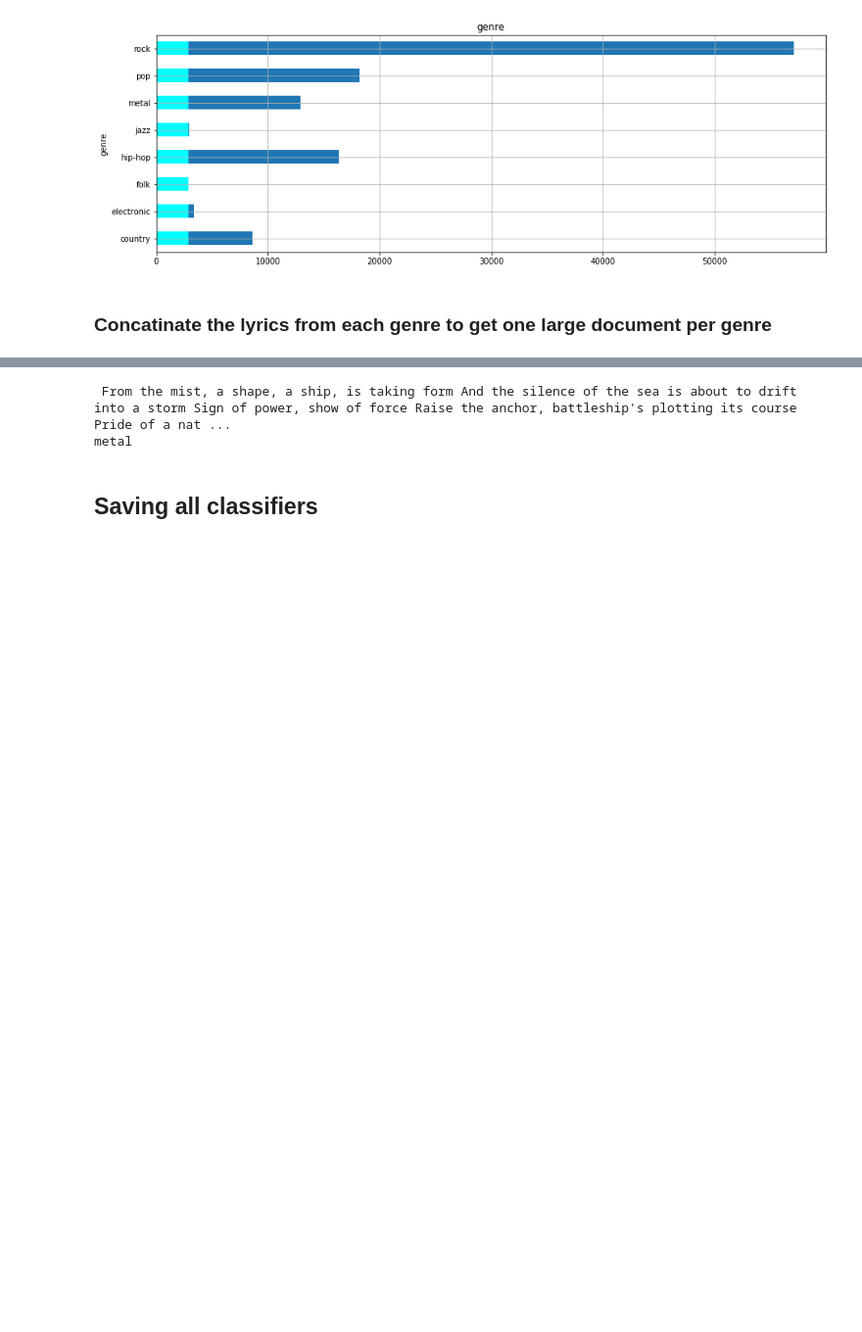
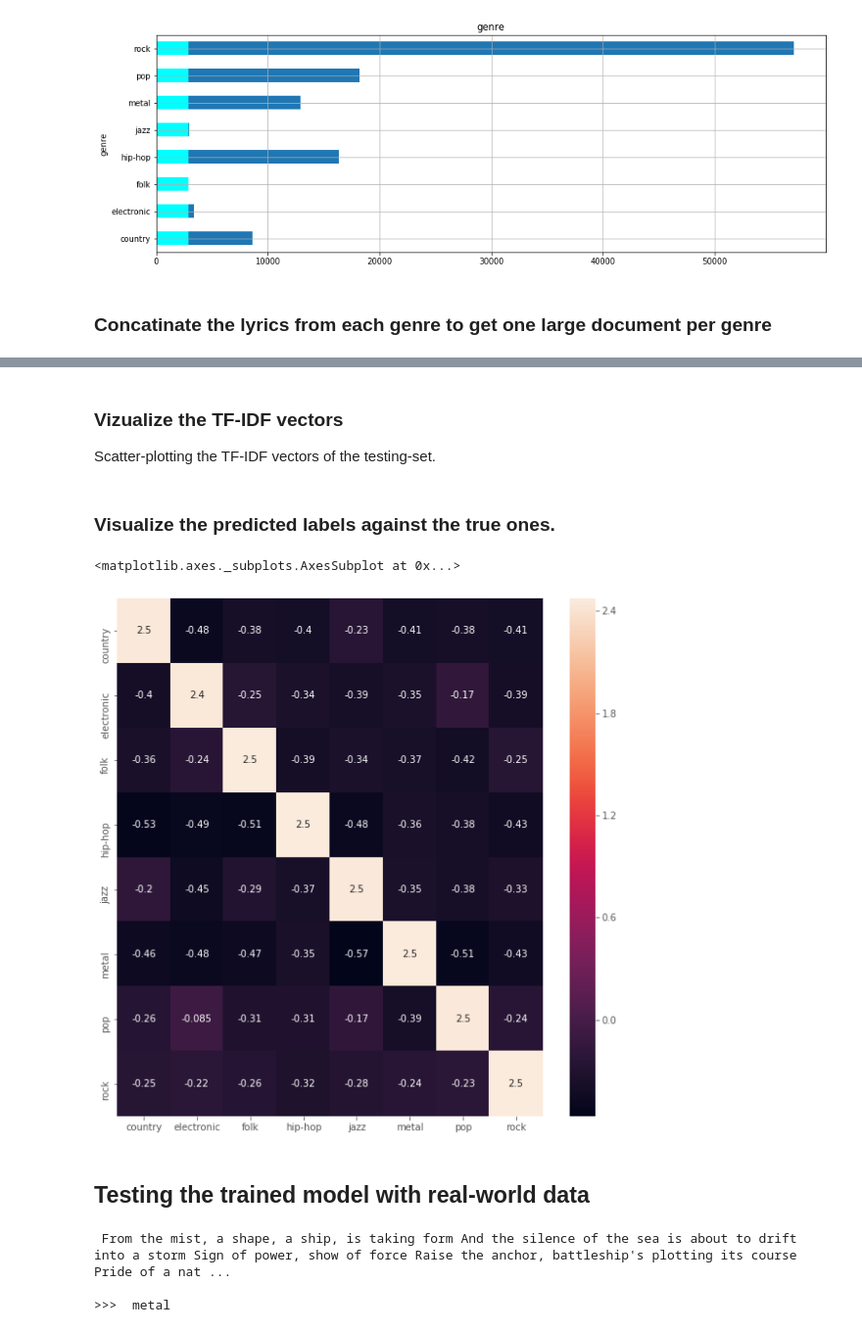
Before and after one commit to HolgerDoerner/music_genre_classification, a Jupyter notebook: music_genre_classification.ipynb, the cells around one changed output, grey strips where cells are left out. Shown: that part at 98% size. Drawn from its saved outputs; the diff is of its cells as text; code cells hidden in the pictures; blank space fills up the shorter version.

```diff
--- a/music_genre_classification.ipynb
+++ b/music_genre_classification.ipynb
@@ -389,7 +309,7 @@ pipeline = Pipeline([
     ('clf', OneVsRestClassifier(SGDClassifier()))
 ])
 
-X_train_sgd, X_test_sgd, y_train_sgd, y_test_sgd = train_test_split(df_sampled['lyrics'], df_sampled['genre'], test_size=0.1, random_state=42, stratify=y)
+X_train_sgd, X_test_sgd, y_train_sgd, y_test_sgd = train_test_split(df_sampled['lyrics'], df_sampled['genre'], test_size=0.1, random_state=42, stratify=df_sampled['genre'])
 
 clf_pipeline_sgd = RandomizedSearchCV(pipeline, param_distributions=params, pre_dispatch=4, n_jobs=-1,
                                    cv=10, error_score=np.nan, refit=True, verbose=3)
@@ -514,0 +393,3 @@ model.evaluate(X_test, y_test)
+# %% [markdown]
+### Vizualize the TF-IDF vectors
+Scatter-plotting the TF-IDF vectors of the testing-set.
@@ -515,21 +451,28 @@ model.evaluate(X_test, y_test)
+# %% [markdown]
+### Visualize the predicted labels against the true ones.
+# %%
+from sklearn.metrics import confusion_matrix
+import seaborn as sn
+
+y = clf_pipeline_sgd.best_estimator_.steps[1][1].classes_
+
+y_pred = clf_pipeline_sgd.predict(X_test_sgd)
+y_true = y_test_sgd
+
+cm = confusion_matrix(y_true, y_pred)
+df_cm = pd.DataFrame(cm, index=y, columns=y)
+
+# normalizing the values
+df_cm = (df_cm - df_cm.mean()) / df_cm.std()
+
+fig, ax = plt.subplots(figsize=(10,10))
+sn.heatmap(df_cm, annot=True, ax=ax)
+# %% [output]
+<matplotlib.axes._subplots.AxesSubplot at 0x...>
+[figure, added]
+# %% [markdown]
+## Testing the trained model with real-world data
 # %%
-lyrics = '''Yeah yeah yeah yeah yeah
-Yeah yeah yeah yeah yeah yeah
-I think I did it again
-I made you believe we're more than just friends
-Oh baby
-It might seem like a crush
-But it doesn't mean that I'm serious
-'Cause to lose all my senses
-That is just so typically me
-Oh baby, baby
-Oops, I did it again
-I played with your heart, got lost in the game
-Oh baby, baby
-Oops, you think I'm in love
-That I'm sent from above
-I'm not that innocent'''
-
 lyrics = input()
 
 lyrics = re.sub(r'[^A-Za-z]', ' ', lyrics)
@@ -550,28 +493,8 @@ lyrics = lyrics.strip()
 
 # lyrics = clf_pipeline_sgd.best_estimator_.steps[0][1].transform([lyrics])
 pred = clf_pipeline_sgd.best_estimator_.predict([lyrics])
-print(pred[0])
-# print('%s %1.f%% - ' % (lb.classes_[0], pred[0][0]*100), end='')
-# print('%s %1.f%% - ' % (lb.classes_[1], pred[0][1]*100), end='')
-# print('%s %1.f%% - ' % (lb.classes_[2], pred[0][2]*100), end='')
-# print('%s %1.f%% - ' % (lb.classes_[3], pred[0][3]*100), end='')
-# print('%s %1.f%% - ' % (lb.classes_[4], pred[0][4]*100), end='')
-# print('%s %1.f%% - ' % (lb.classes_[5], pred[0][5]*100), end='')
-# print('%s %1.f%% - ' % (lb.classes_[6], pred[0][6]*100), end='')
-# print('%s %1.f%%' % (lb.classes_[7], pred[0][7]*100))
-
-# if clf_country.predict(lyrics)[0][0] == 1:
-#     print('Country/Folk/Indie')
-# elif clf_jazz.predict(lyrics)[0][0] == 1:
-#     print('R&B/Hip-Hop/Jazz')
-# elif clf_pop.predict(lyrics)[0][0] == 1:
-#     print('Pop/Electronic')
-# elif clf_rock.predict(lyrics)[0][0] == 1:
-#     print('Rock/Metal')
-# else:
-#     print('Other')
+print('>>> ', pred[0])
 # %% [output]
  From the mist, a shape, a ship, is taking form And the silence of the sea is about to drift into a storm Sign of power, show of force Raise the anchor, battleship's plotting its course Pride of a nat ...
-metal
+
+>>>  metal
-# %% [markdown]
-## Saving all classifiers
```
Also changed, not shown: parts of 29 cells of this notebook, 10 other files.
